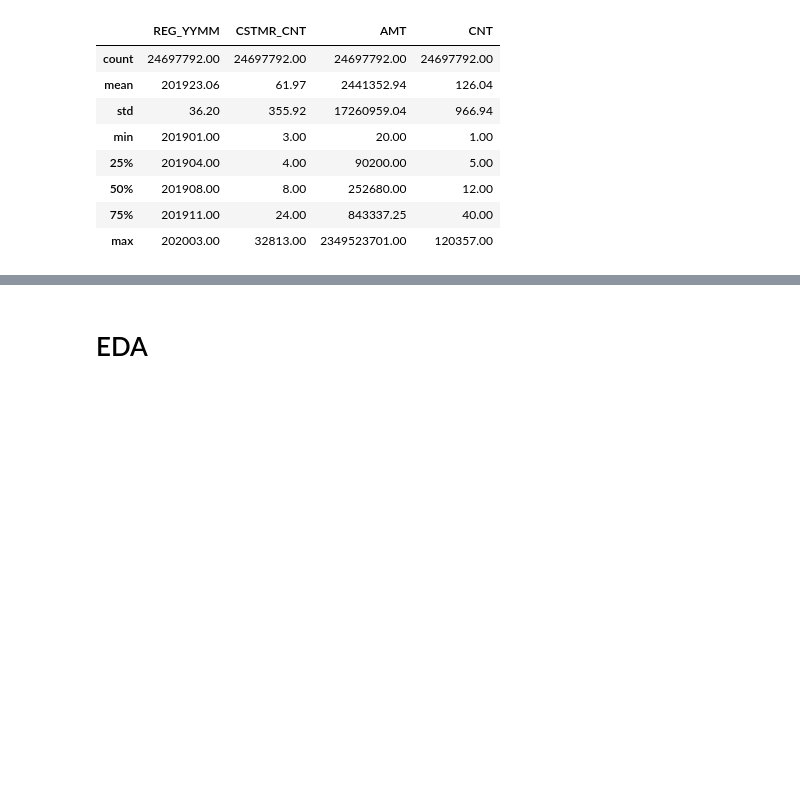
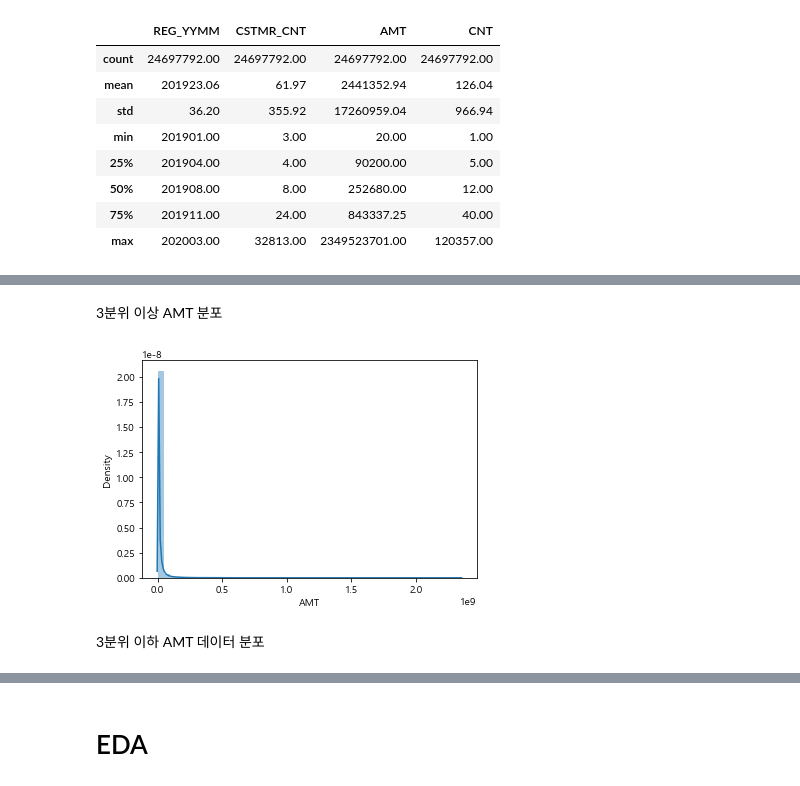
Before and after one commit to kkh9198/PROJECT_2, a Jupyter notebook: PROJECT_2.ipynb, the cells around one changed output, grey strips where cells are left out. Saved outputs shown, nothing was run; the diff lists cells and outputs as text; code cells hidden in the pictures; blank space fills up the shorter version.

```diff
--- a/PROJECT_2.ipynb
+++ b/PROJECT_2.ipynb
@@ -205,0 +239,10 @@ df.head(1)
+# %% [markdown]
+3분위 이상 AMT 분포
+# %%
+df_high=df[df['AMT']>=843337.25]
+# %%
+sns.distplot(df_high['AMT']);
+# %% [output]
+[figure, added]
+# %% [markdown]
+3분위 이하 AMT 데이터 분포
```
Also changed, not shown: parts of 38 cells of this notebook.
